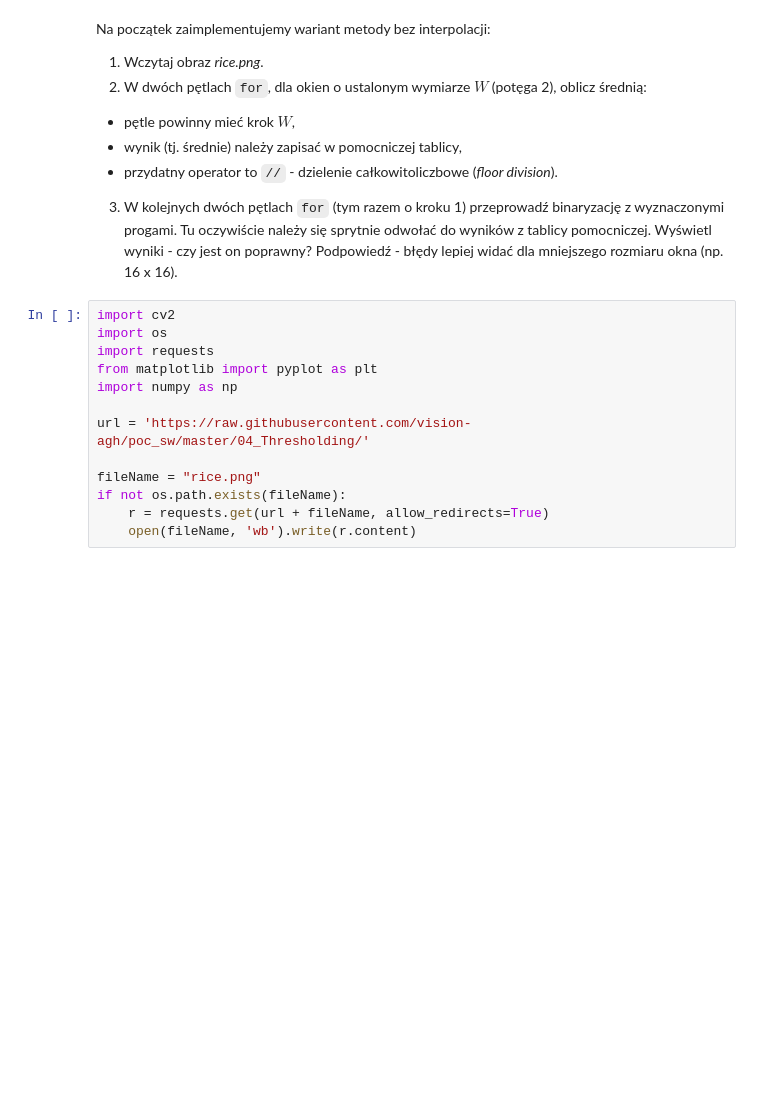
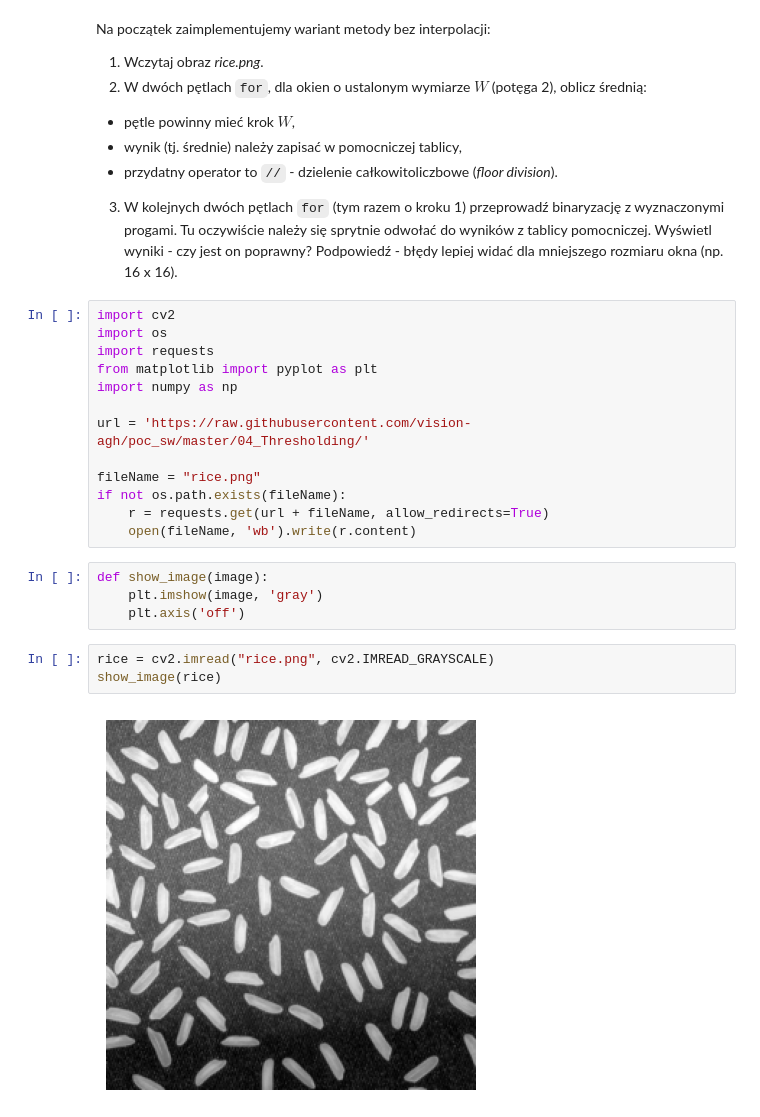
Before and after one commit to michal200292/Digital-Image-Processing, a Jupyter notebook: lab4/04_thresholding_hw.ipynb, the cells around one changed output. Cells and saved outputs as stored; diff of their text form; blank space fills up the shorter version.

```diff
--- a/lab4/04_thresholding_hw.ipynb
+++ b/lab4/04_thresholding_hw.ipynb
@@ -36,3 +36,12 @@ fileName = "rice.png"
 if not os.path.exists(fileName):
     r = requests.get(url + fileName, allow_redirects=True)
     open(fileName, 'wb').write(r.content)
+# %%
+def show_image(image):
+    plt.imshow(image, 'gray')
+    plt.axis('off')
+# %%
+rice = cv2.imread("rice.png", cv2.IMREAD_GRAYSCALE)
+show_image(rice)
+# %% [output]
+[figure, added]
```
Also changed, not shown: parts of 11 cells of this notebook.
